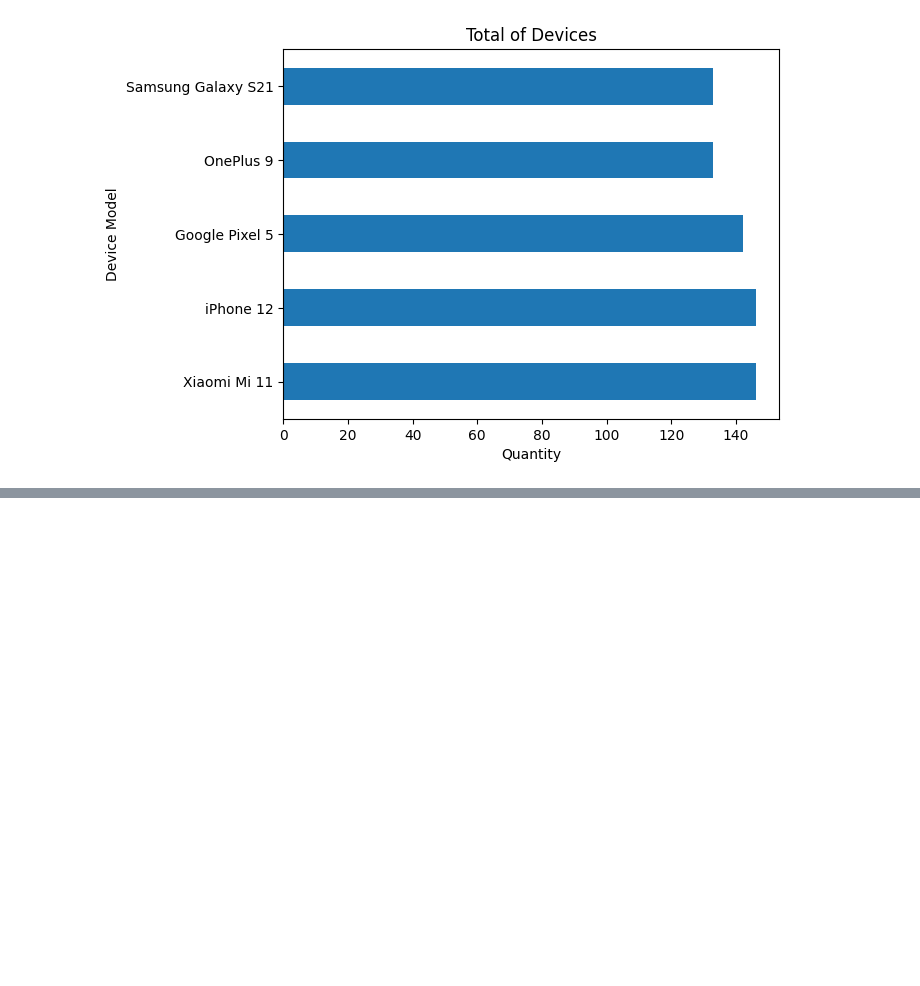
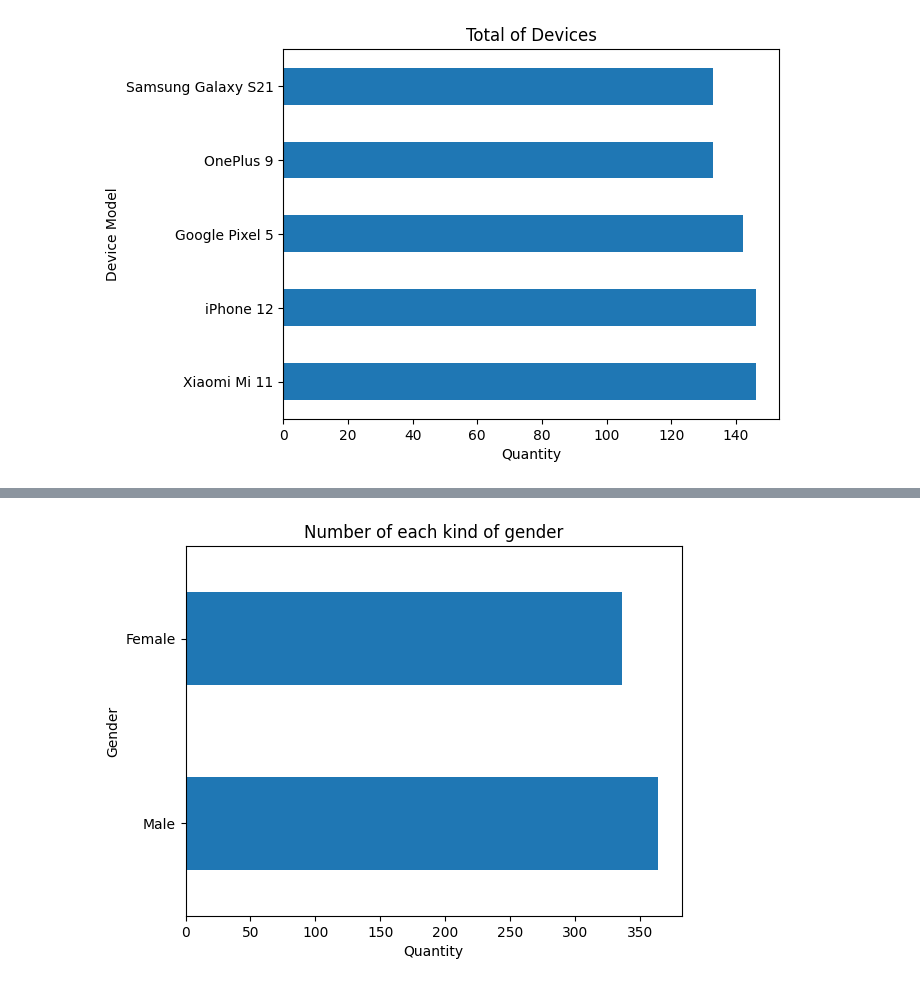
Before and after one commit to Matheus-Pombeiro/mobile_device_usage, a Jupyter notebook: mobile_device_usage.ipynb, the cells around one changed output, grey strips where cells are left out. Saved outputs shown, nothing was run; the diff lists cells and outputs as text; code cells hidden in the pictures; blank space fills up the shorter version.

Commit message:
feat: Number of men and women using mobile devices

```diff
--- a/mobile_device_usage.ipynb
+++ b/mobile_device_usage.ipynb
@@ -58,0 +68,4 @@ total_of_devices.plot(kind='barh', title='Total of Devices', xlabel='Quantity',
+# %%
+# Counting the values of each kind of gender (male and female)
+gender = data['Gender'].value_counts()
+gender
@@ -58,0 +78,5 @@ total_of_devices.plot(kind='barh', title='Total of Devices', xlabel='Quantity',
+# %%
+# Plotting the number of each gender
+gender.plot(kind='barh', title='Number of each kind of gender', xlabel='Quantity', ylabel='Gender');
+# %% [output]
+[figure, added]
```
Also changed, not shown: parts of 4 cells of this notebook.
